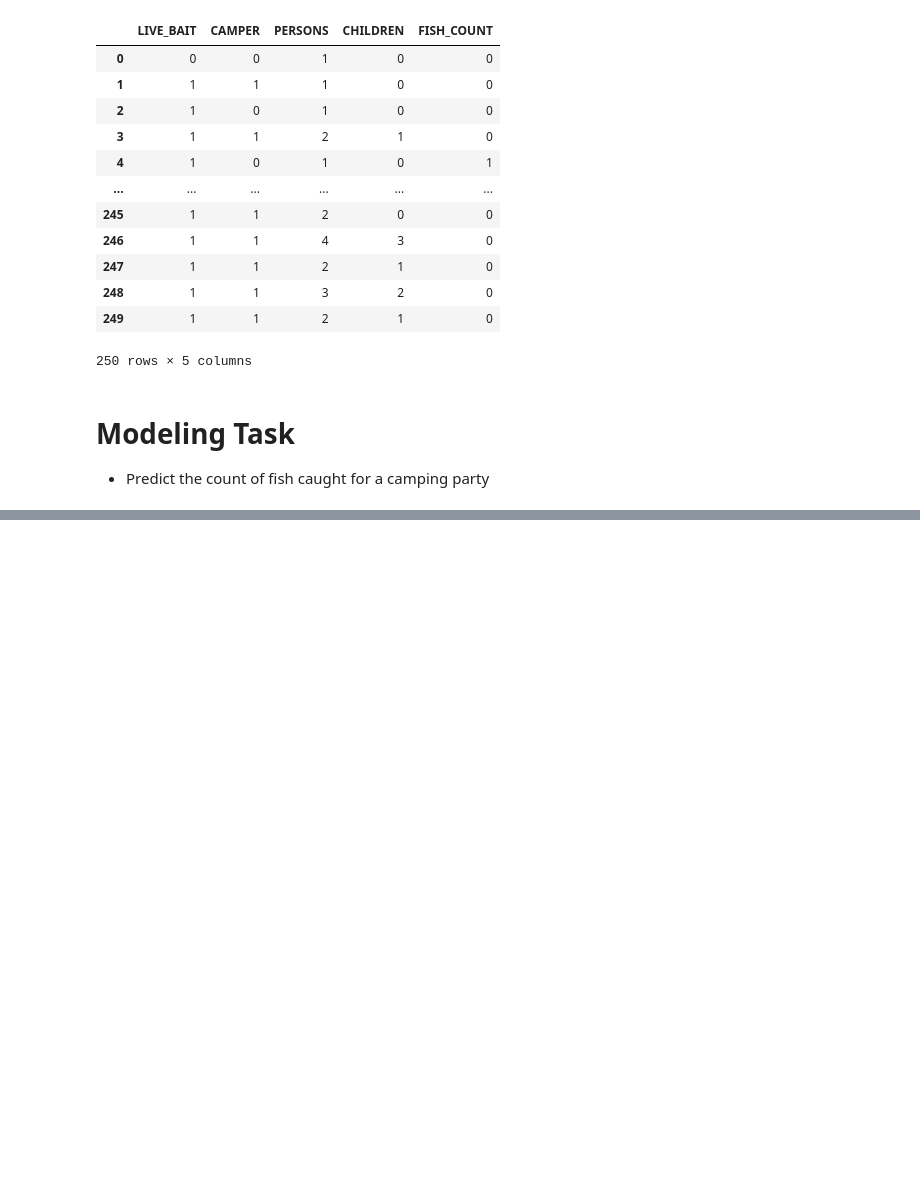
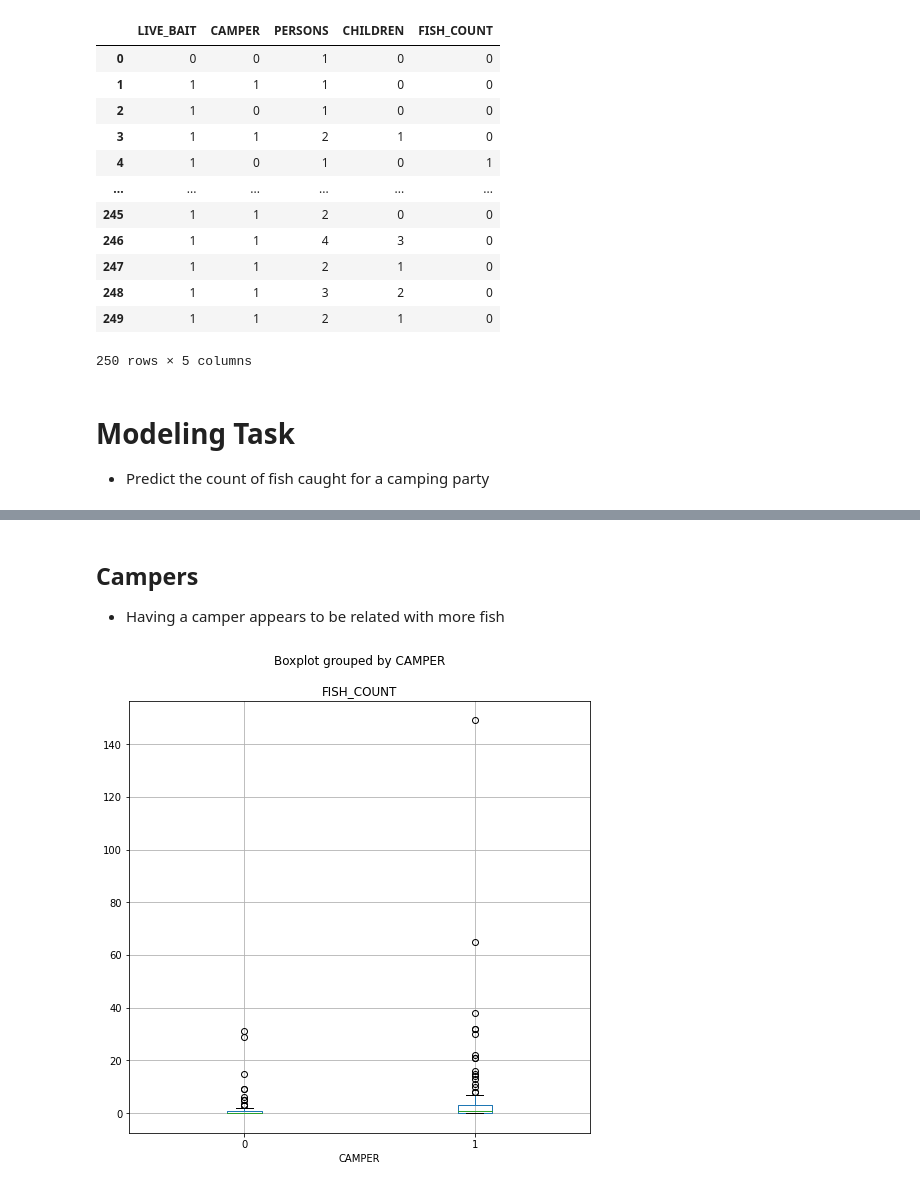
Before and after one commit to swilsonmfc/linear, a Jupyter notebook: Camping.ipynb, the cells around one changed output, grey strips where cells are left out. Saved outputs shown, nothing was run; the diff lists cells and outputs as text; code cells hidden in the pictures; blank space fills up the shorter version.

```diff
--- a/Camping.ipynb
+++ b/Camping.ipynb
@@ -36,0 +78,7 @@ camping_df
+# %% [markdown]
+## Campers
+* Having a camper appears to be related with more fish
+# %%
+camping_df.boxplot('FISH_COUNT', by='CAMPER', figsize=(8, 8));
+# %% [output]
+[figure, added]
```
Also changed, not shown: parts of 69 cells of this notebook.
